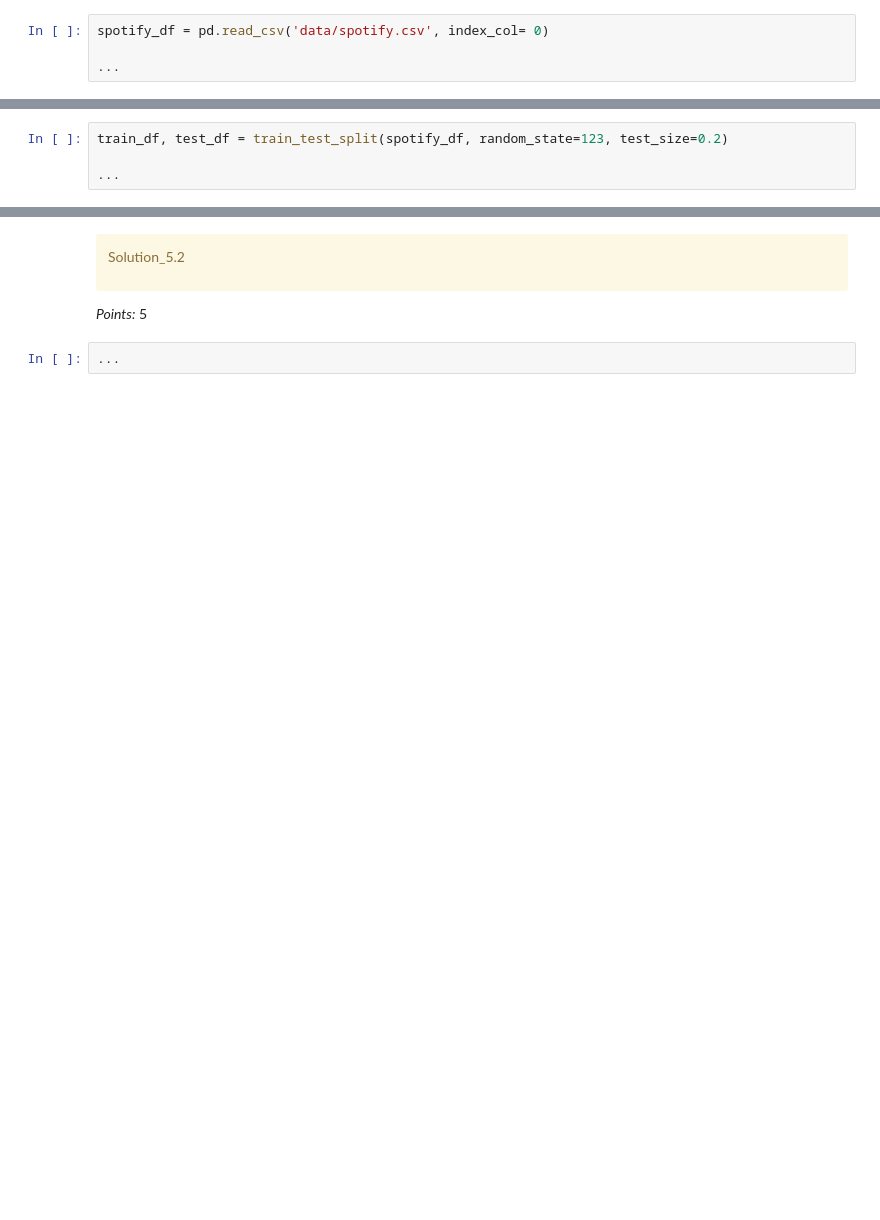
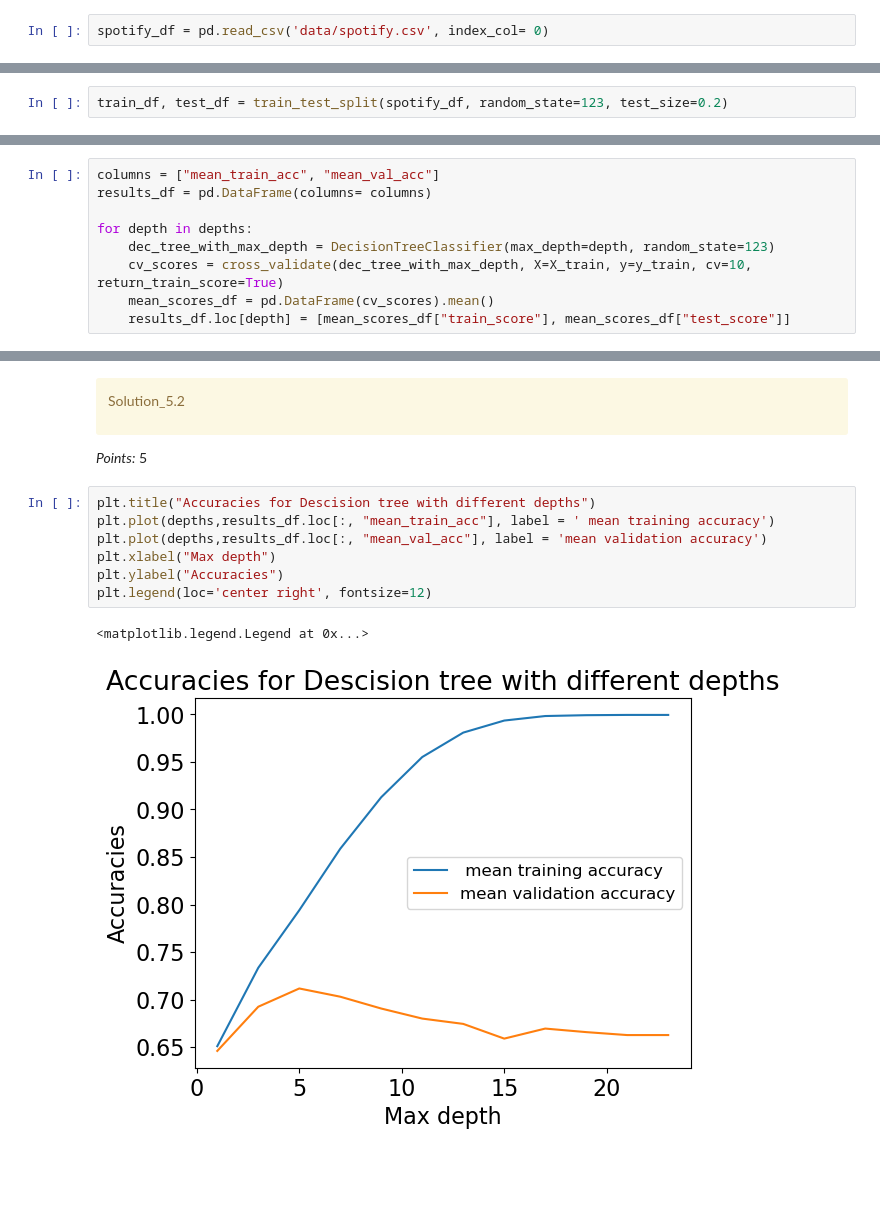
Before and after one commit to EmmaGjoen/cpsc330_hw2, a Jupyter notebook: hw2.ipynb, the cells around one changed output, grey strips where cells are left out. Drawn from its saved outputs; the diff is of its cells as text; blank space fills up the shorter version.

```diff
--- a/hw2.ipynb
+++ b/hw2.ipynb
@@ -505,5 +500,3 @@ Solution_3.1
 _Points:_ 2
 # %%
 spotify_df = pd.read_csv('data/spotify.csv', index_col= 0)
-
-...
@@ -532,5 +523,3 @@ Solution_3.2
 _Points:_ 2
 # %%
 train_df, test_df = train_test_split(spotify_df, random_state=123, test_size=0.2)
-
-...
@@ -920,2 +908,11 @@ results_df = None
+# %%
+columns = ["mean_train_acc", "mean_val_acc"]
+results_df = pd.DataFrame(columns= columns)
+
+for depth in depths:
+    dec_tree_with_max_depth = DecisionTreeClassifier(max_depth=depth, random_state=123)
+    cv_scores = cross_validate(dec_tree_with_max_depth, X=X_train, y=y_train, cv=10, return_train_score=True)
+    mean_scores_df = pd.DataFrame(cv_scores).mean()
+    results_df.loc[depth] = [mean_scores_df["train_score"], mean_scores_df["test_score"]]
 # %%
 results_df
@@ -948,8 +963,16 @@ Solution_5.2
 </div>
 
 _Points:_ 5
-# %%
-...
+# %%
+plt.title("Accuracies for Descision tree with different depths")
+plt.plot(depths,results_df.loc[:, "mean_train_acc"], label = ' mean training accuracy')
+plt.plot(depths,results_df.loc[:, "mean_val_acc"], label = 'mean validation accuracy')
+plt.xlabel("Max depth")
+plt.ylabel("Accuracies")
+plt.legend(loc='center right', fontsize=12)
+# %% [output]
+<matplotlib.legend.Legend at 0x...>
+[figure, added]
 # %% [markdown]
 <!-- END QUESTION -->
 
```
Also changed, not shown: parts of 37 cells of this notebook, 1 other file.
